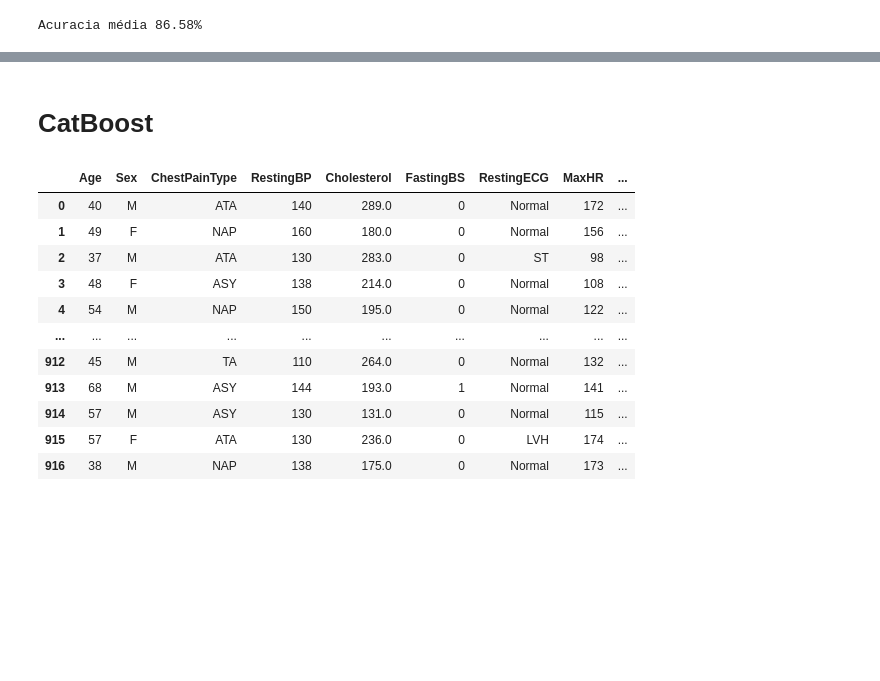
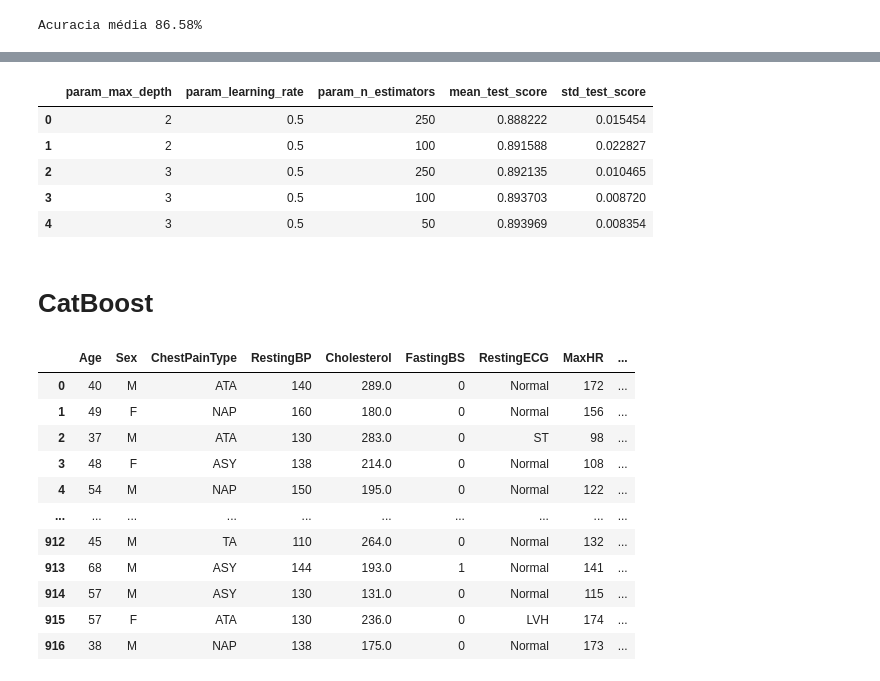
Before and after one commit to Rodriggo-Marcelino/Aprendizado_Supervisionado_Classifica-o, a Jupyter notebook: MachileLearningHeart.ipynb, the cells around one changed output, grey strips where cells are left out. Cells and saved outputs as stored; diff of their text form; code cells hidden in the pictures; blank space fills up the shorter version.

```diff
--- a/MachileLearningHeart.ipynb
+++ b/MachileLearningHeart.ipynb
@@ -2203,0 +2220,4 @@ Acuracia média 86.58%
+# %%
+grid_search = GridSearchCV(gbm, param_grid, scoring='roc_auc', cv = 4)
+# %%
+grid_search.fit(x_treino, y_treino)
@@ -2203,0 +2234,4 @@ Acuracia média 86.58%
+# %%
+resultado = pd.DataFrame(grid_search.cv_results_)
+print(resultado.shape)
+resultado.head(3)
@@ -2204,3 +2244,16 @@ Acuracia média 86.58%
+# %%
+resultado.sort_values(by='mean_test_score', ascending = True, inplace = True)
+
+resultado.reset_index(drop=True, inplace=True)
+
+resultado[['param_max_depth', 'param_learning_rate', 'param_n_estimators', 'mean_test_score', 'std_test_score']].head()
+# %% [output]
+|  | param_max_depth | param_learning_rate | param_n_estimators | mean_test_score | std_test_score |
+| 0 | 2 | 0.5 | 250 | 0.888222 | 0.015454 |
+| 1 | 2 | 0.5 | 100 | 0.891588 | 0.022827 |
+| 2 | 3 | 0.5 | 250 | 0.892135 | 0.010465 |
+| 3 | 3 | 0.5 | 100 | 0.893703 | 0.008720 |
+| 4 | 3 | 0.5 | 50 | 0.893969 | 0.008354 |
 # %% [markdown]
 # CatBoost
 # %%
```
Also changed, not shown: parts of 17 cells of this notebook, 8 other files.
